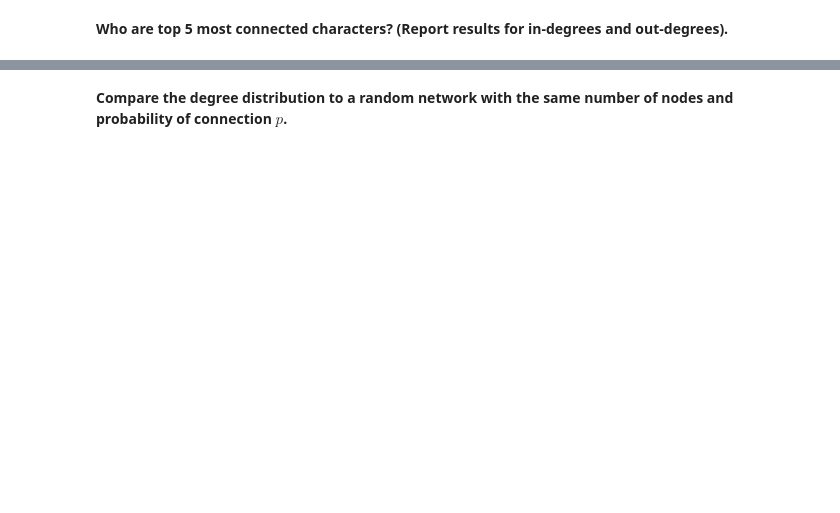
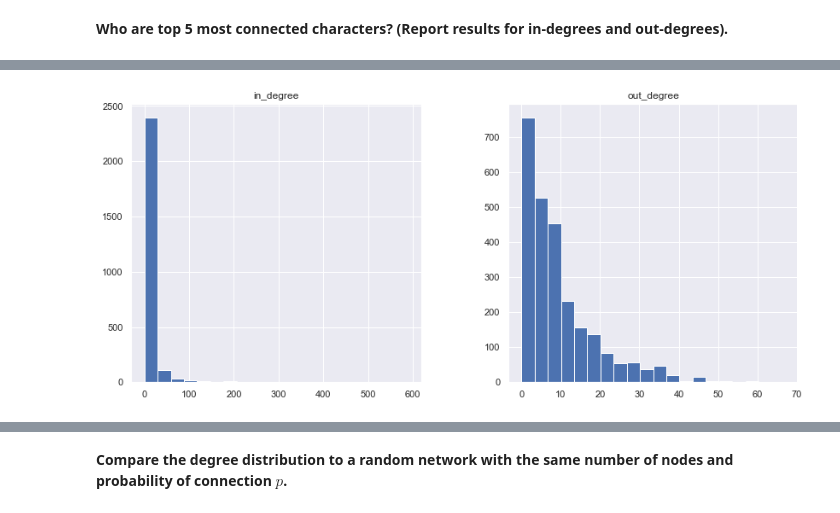
Before and after one commit to idariis/Social-Graphs-Project-E20, a Jupyter notebook: Assignment2/Assignment2.ipynb, the cells around one changed output, grey strips where cells are left out. Saved outputs shown, nothing was run; the diff lists cells and outputs as text; code cells hidden in the pictures; blank space fills up the shorter version.

```diff
--- a/Assignment2/Assignment2.ipynb
+++ b/Assignment2/Assignment2.ipynb
@@ -41,0 +167,8 @@ np.random.seed(42)
+# %%
+degree_distribution = pd.DataFrame({
+    'in_degree' : np.array(list(dict(comic_graph_GCC.in_degree).values())),
+    'out_degree' : np.array(list(dict(comic_graph_GCC.out_degree).values()))
+})
+hist = degree_distribution[['in_degree', 'out_degree']].hist(bins=20, figsize=(14,6))
+# %% [output]
+[figure, added]
```
Also changed, not shown: parts of 98 cells of this notebook, 1 other file.
